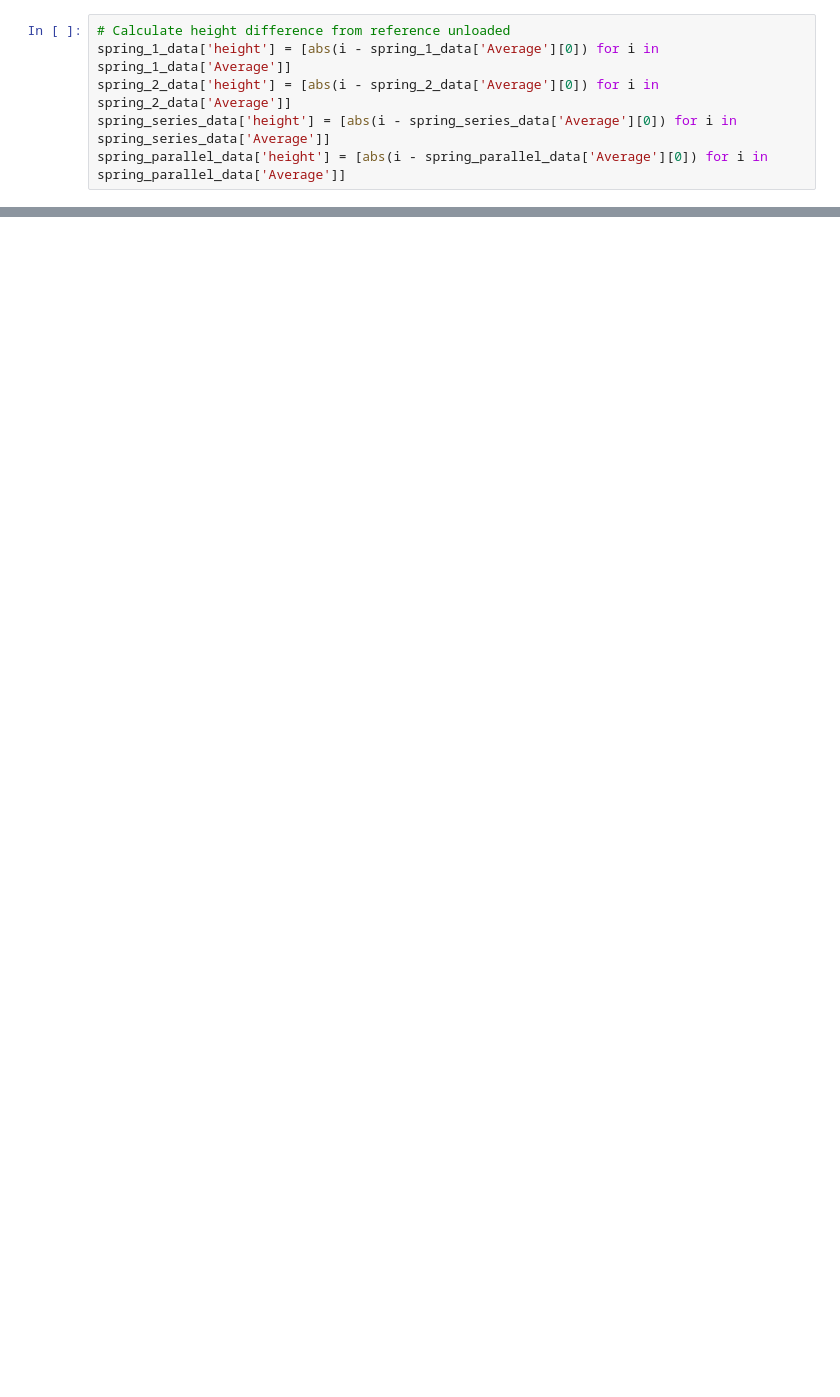
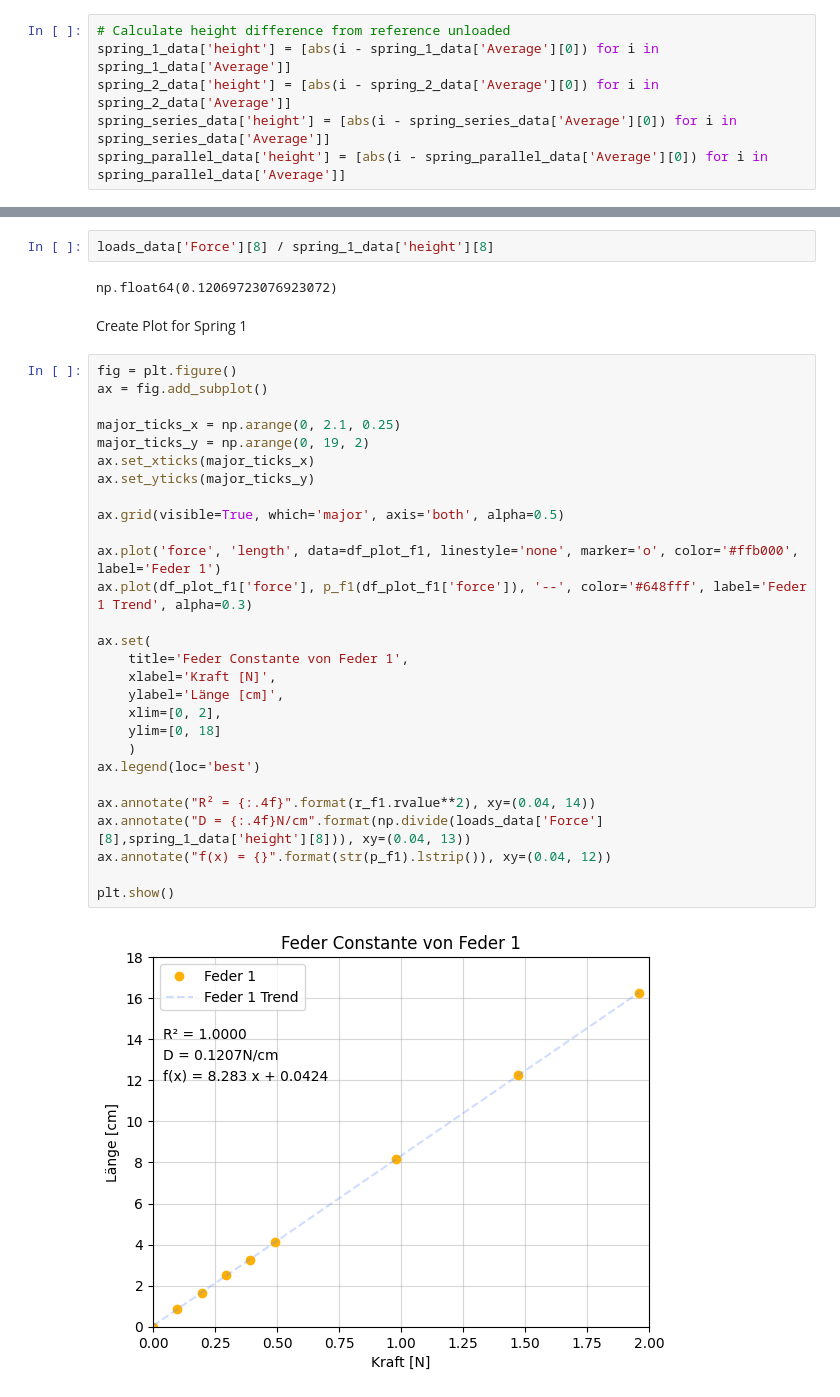
Before and after one commit to Timofey-Makhankov/IDAF-Tech, a Jupyter notebook: analysis/notebook.ipynb, the cells around one changed output, grey strips where cells are left out. Cells and saved outputs as stored; diff of their text form; blank space fills up the shorter version.

```diff
--- a/analysis/notebook.ipynb
+++ b/analysis/notebook.ipynb
@@ -43,0 +226,36 @@ p_2 = np.poly1d(z_2)
+# %%
+loads_data['Force'][8] / spring_1_data['height'][8]
+# %% [output]
+np.float64(0.12069723076923072)
+# %% [markdown]
+Create Plot for Spring 1
+# %%
+fig = plt.figure()
+ax = fig.add_subplot()
+
+major_ticks_x = np.arange(0, 2.1, 0.25)
+major_ticks_y = np.arange(0, 19, 2)
+ax.set_xticks(major_ticks_x)
+ax.set_yticks(major_ticks_y)
+
+ax.grid(visible=True, which='major', axis='both', alpha=0.5)
+
+ax.plot('force', 'length', data=df_plot_f1, linestyle='none', marker='o', color='#ffb000', label='Feder 1')
+ax.plot(df_plot_f1['force'], p_f1(df_plot_f1['force']), '--', color='#648fff', label='Feder 1 Trend', alpha=0.3)
+
+ax.set(
+    title='Feder Constante von Feder 1',
+    xlabel='Kraft [N]',
+    ylabel='Länge [cm]',
+    xlim=[0, 2],
+    ylim=[0, 18]
+    )
+ax.legend(loc='best')
+
+ax.annotate("R² = {:.4f}".format(r_f1.rvalue**2), xy=(0.04, 14))
+ax.annotate("D = {:.4f}N/cm".format(np.divide(loads_data['Force'][8],spring_1_data['height'][8])), xy=(0.04, 13))
+ax.annotate("f(x) = {}".format(str(p_f1).lstrip()), xy=(0.04, 12))
+
+plt.show()
+# %% [output]
+[figure, added]
```
Also changed, not shown: parts of 27 cells of this notebook.
